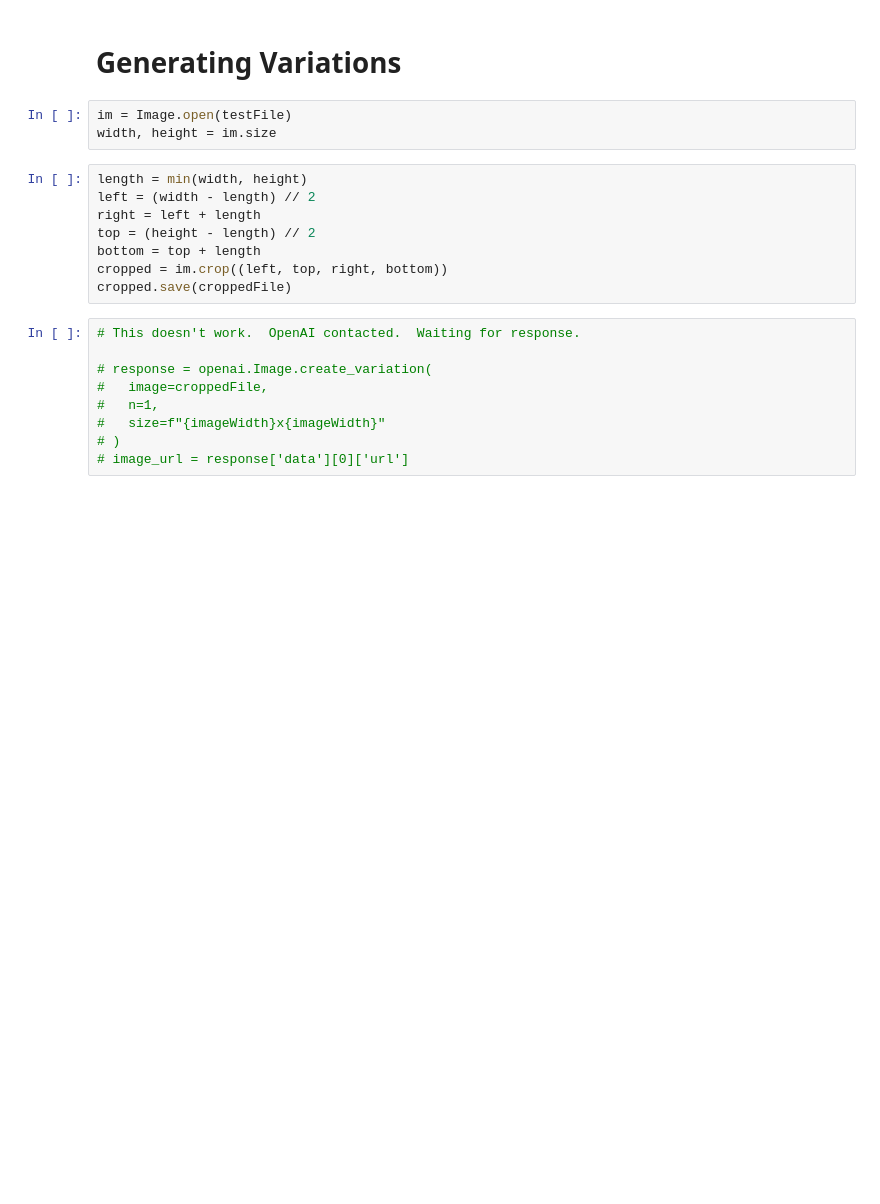
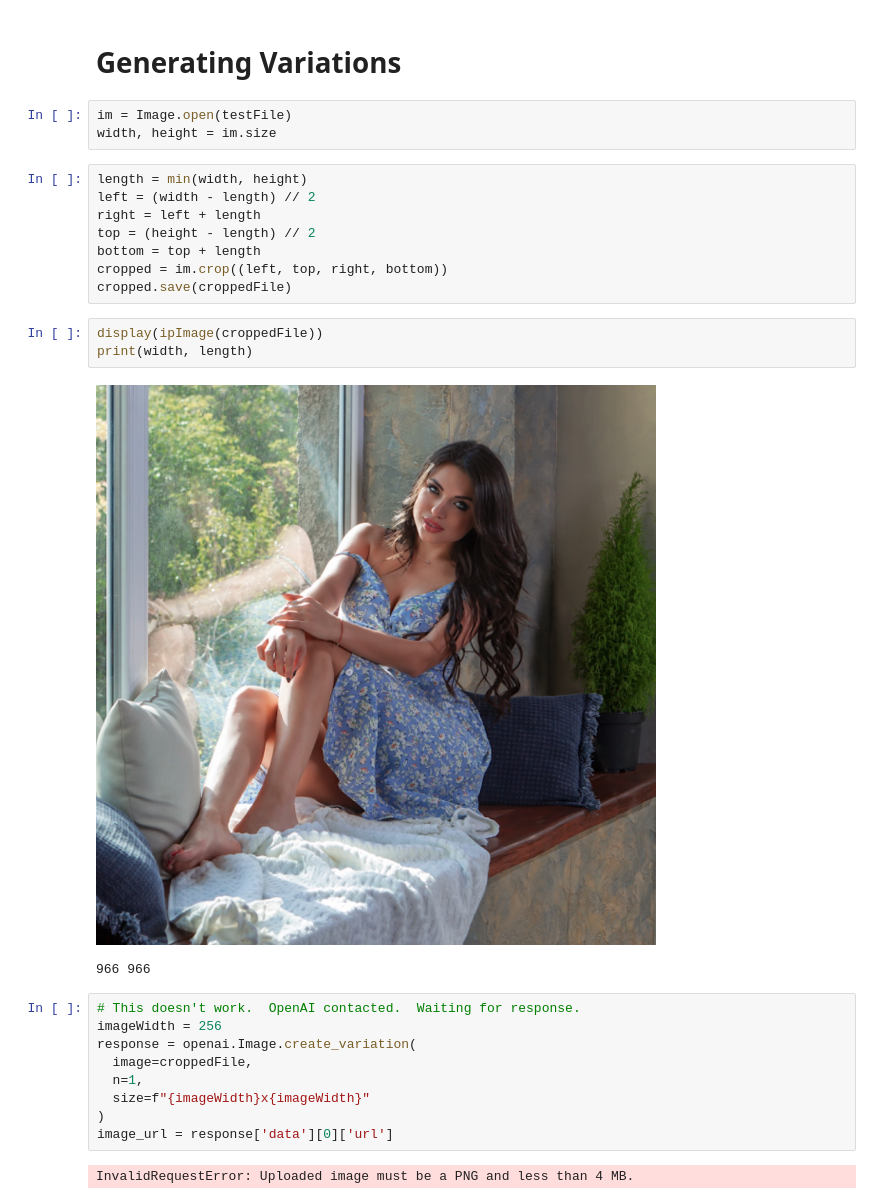
Before and after one commit to muon23/chatbot, a Jupyter notebook: notebooks/DALL-E Experiments.ipynb, the cells around one changed output. Drawn from its saved outputs; the diff is of its cells as text; blank space fills up the shorter version.

```diff
--- a/notebooks/DALL-E Experiments.ipynb
+++ b/notebooks/DALL-E Experiments.ipynb
@@ -79,12 +79,20 @@ top = (height - length) // 2
 bottom = top + length
 cropped = im.crop((left, top, right, bottom))
 cropped.save(croppedFile)
+# %%
+display(ipImage(croppedFile))
+print(width, length)
+# %% [output]
+[figure, added]
+966 966
 # %%
 # This doesn't work.  OpenAI contacted.  Waiting for response.
-
-# response = openai.Image.create_variation(
-#   image=croppedFile,
-#   n=1,
-#   size=f"{imageWidth}x{imageWidth}"
-# )
-# image_url = response['data'][0]['url']
+imageWidth = 256
+response = openai.Image.create_variation(
+  image=croppedFile,
+  n=1,
+  size=f"{imageWidth}x{imageWidth}"
+)
+image_url = response['data'][0]['url']
+# %% [output]
+InvalidRequestError: Uploaded image must be a PNG and less than 4 MB.
```
Also changed, not shown: 12 other files.
